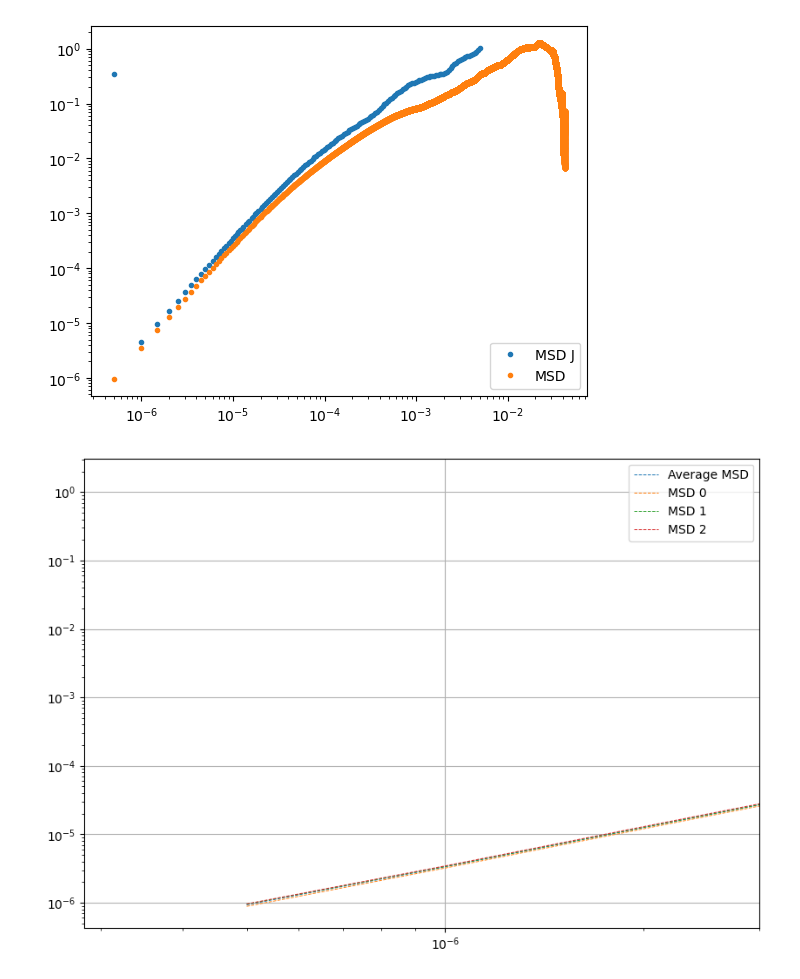
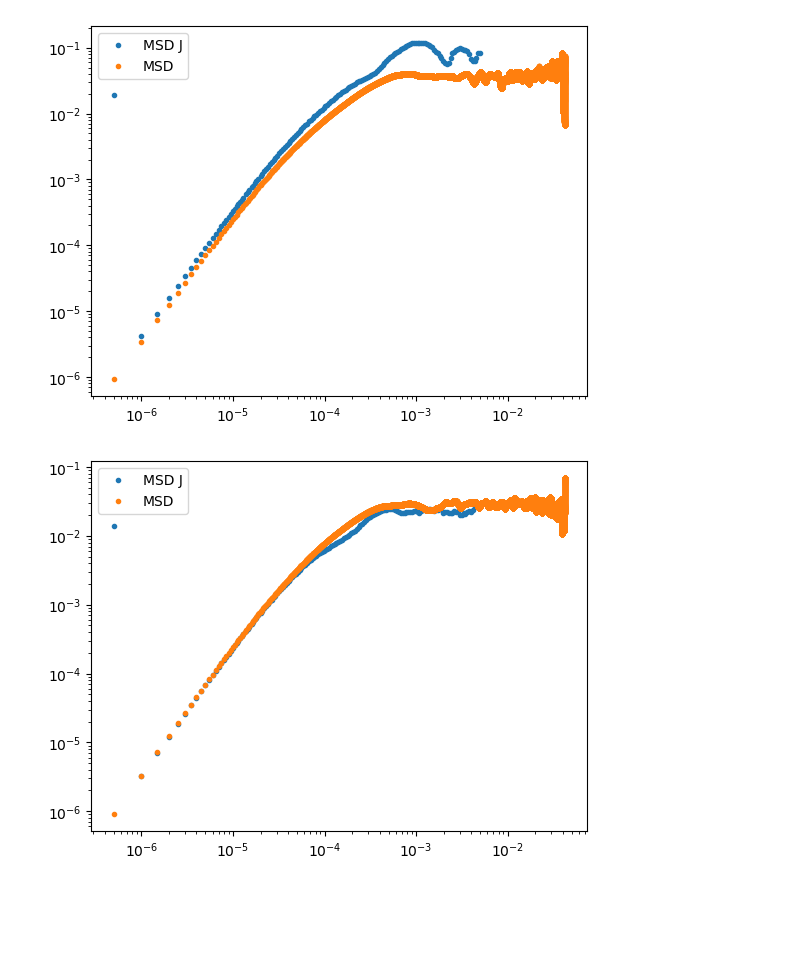
Before and after one commit to mcthumann/Brownian_Data_Analysis, a Jupyter notebook: polished_scripts/MSD_procedure.ipynb, the cells around one changed output. Cells and saved outputs as stored; diff of their text form; code cells hidden in the pictures; blank space fills up the shorter version.

```diff
--- a/polished_scripts/MSD_procedure.ipynb
+++ b/polished_scripts/MSD_procedure.ipynb
@@ -24,14 +24,14 @@ class Const:
 
 high_pass = 100
 bin_number = 100
-velocity_order = 2
+velocity_order = 8
 filename = r"C:\Users\mcthu\OneDrive\Desktop\Lab Data\New_Detector_data\use_data-selected"
 offset = 100910524
 num_files = 1
-traces_per_file = 3
+traces_per_file = 7
 sampling_rate = 200000000
 tikonov = False
-stop = 5e-4
+stop = 9e-4
 # %%
 def MSD_fitting_func(t,m, K, r, V):
     trap_const = K
@@ -238,7 +238,7 @@ def apply_transfer(freq, response):
 
     print(low_freq_fit2(freq)[low_freq_fit2(freq) <= 0])
 
-    ret = np.concatenate([[0], np.array(response[1:]) / low_freq_fit2(freq)[1:]])
+    ret = np.concatenate([[1], np.array(response[1:]) / np.sqrt(low_freq_fit2(freq)[1:])])
     return ret
 # %%
 print("step time is" + str(bin_number/sampling_rate))
@@ -380,7 +388,7 @@ for i in range(len(all_msd)):
 plt.legend()
 plt.xscale("log")
 plt.yscale("log")
-plt.xlim(right = 3e-6)
+# plt.xlim(right = 3e-6)
 plt.grid(True)
 plt.show()
 # %% [output]
@@ -389,2 +397,2 @@ plt.show()
-[figure, old version]
+[figure, new version]
-[figure, old version]
+[figure, new version]
```
Also changed, not shown: parts of 10 cells of this notebook, 2 other files.
